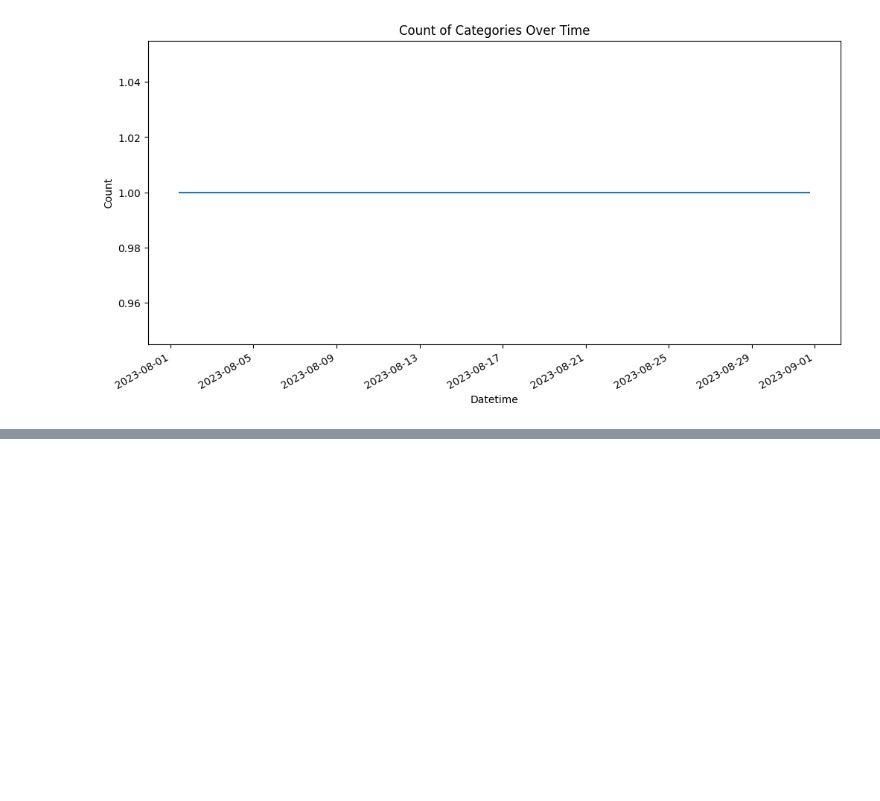
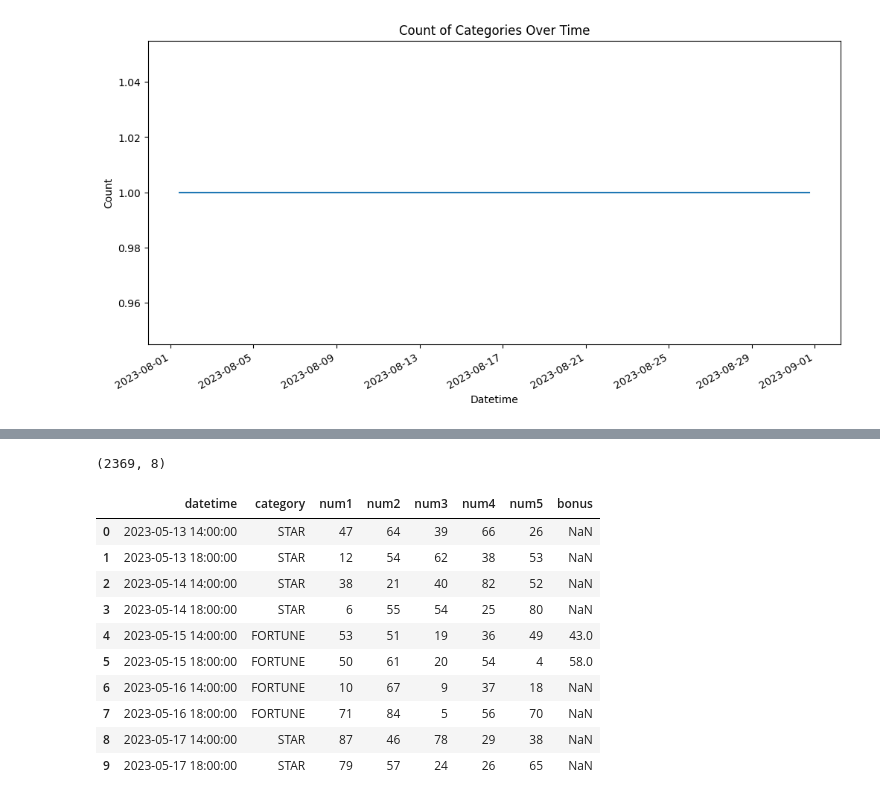
Before and after one commit to ggbaguidi/bit2_back, a Jupyter notebook: api/notebooks/check.ipynb, the cells around one changed output, grey strips where cells are left out. Cells and saved outputs as stored; diff of their text form; code cells hidden in the pictures; blank space fills up the shorter version.

Commit message:
feat: clean data and concatenate it

```diff
--- a/api/notebooks/check.ipynb
+++ b/api/notebooks/check.ipynb
@@ -32,7 +32,7 @@ def process_dataframe(df):
     df.drop(columns=['hour'], inplace=True)
 
     # Separate the 'type' column into two new columns: 'category' and 'hour_label'
-    df[['category', 'hour_label']] = df['type'].str.split('_', expand=True)
+    df[['category', 'hour_label']] = df['type'].str.split('_', expand=True).iloc[:, [0, -1]]
 
     # Sort the dataframe by 'datetime' within each 'category'
     df = df.sort_values(by=['datetime', 'category']).reset_index(drop=True)
@@ -125,0 +177,50 @@ Name: count, dtype: int64
+# %%
+MONTH = [
+    "janvier",
+    "février",
+    "mars",
+    "avril",
+    "mai",
+    "juin",
+    "juillet",
+    "août",
+    "septembre",
+    "octobre",
+    "novembre",
+    "décembre",
+]
+YEARS = ["2023", "2024", "2025"]
+
+for year in YEARS:
+    for month in MONTH:
+        path = f"./../data/{month} {year}"
+        last_file = get_last_file(path)
+        if last_file:
+            # print("Last file:", last_file)
+            df = pd.read_pickle(last_file)
+            df = pd.DataFrame(df[::-1])
+            # print(df.head())
+            df = process_dataframe(df)
+            if 'final_df' in locals():
+                final_df = pd.concat([final_df, df], ignore_index=True)
+            else:
+                final_df = df
+# Save the final DataFrame to a pickle file
+final_df.to_pickle("./../data/final_df.pkl")
+final_df.shape
+# %% [output]
+(2369, 8)
+# %%
+final_df.head(10)
+# %% [output]
+|  | datetime | category | num1 | num2 | num3 | num4 | num5 | bonus |
+| 0 | 2023-05-13 14:00:00 | STAR | 47 | 64 | 39 | 66 | 26 | NaN |
+| 1 | 2023-05-13 18:00:00 | STAR | 12 | 54 | 62 | 38 | 53 | NaN |
+| 2 | 2023-05-14 14:00:00 | STAR | 38 | 21 | 40 | 82 | 52 | NaN |
+| 3 | 2023-05-14 18:00:00 | STAR | 6 | 55 | 54 | 25 | 80 | NaN |
+| 4 | 2023-05-15 14:00:00 | FORTUNE | 53 | 51 | 19 | 36 | 49 | 43.0 |
+| 5 | 2023-05-15 18:00:00 | FORTUNE | 50 | 61 | 20 | 54 | 4 | 58.0 |
+| 6 | 2023-05-16 14:00:00 | FORTUNE | 10 | 67 | 9 | 37 | 18 | NaN |
+| 7 | 2023-05-16 18:00:00 | FORTUNE | 71 | 84 | 5 | 56 | 70 | NaN |
+| 8 | 2023-05-17 14:00:00 | STAR | 87 | 46 | 78 | 29 | 38 | NaN |
+| 9 | 2023-05-17 18:00:00 | STAR | 79 | 57 | 24 | 26 | 65 | NaN |
```
Also changed, not shown: parts of 2 cells of this notebook, 1 other file.
